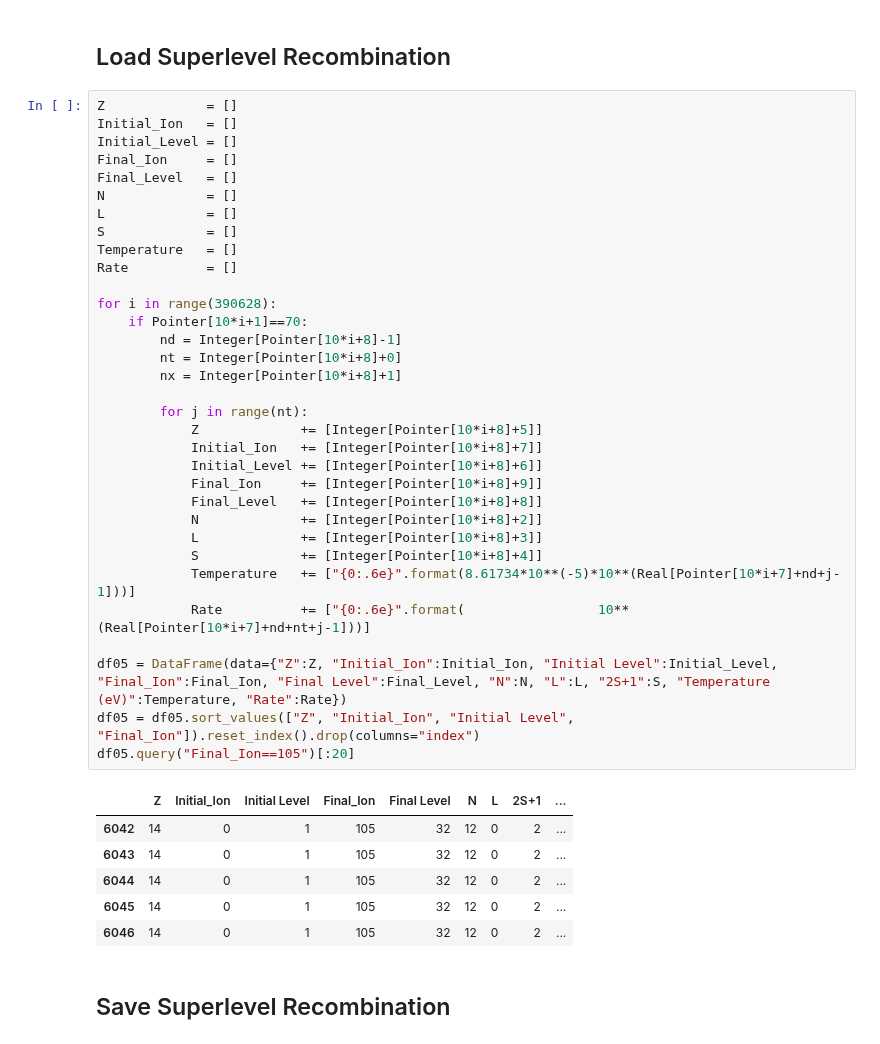
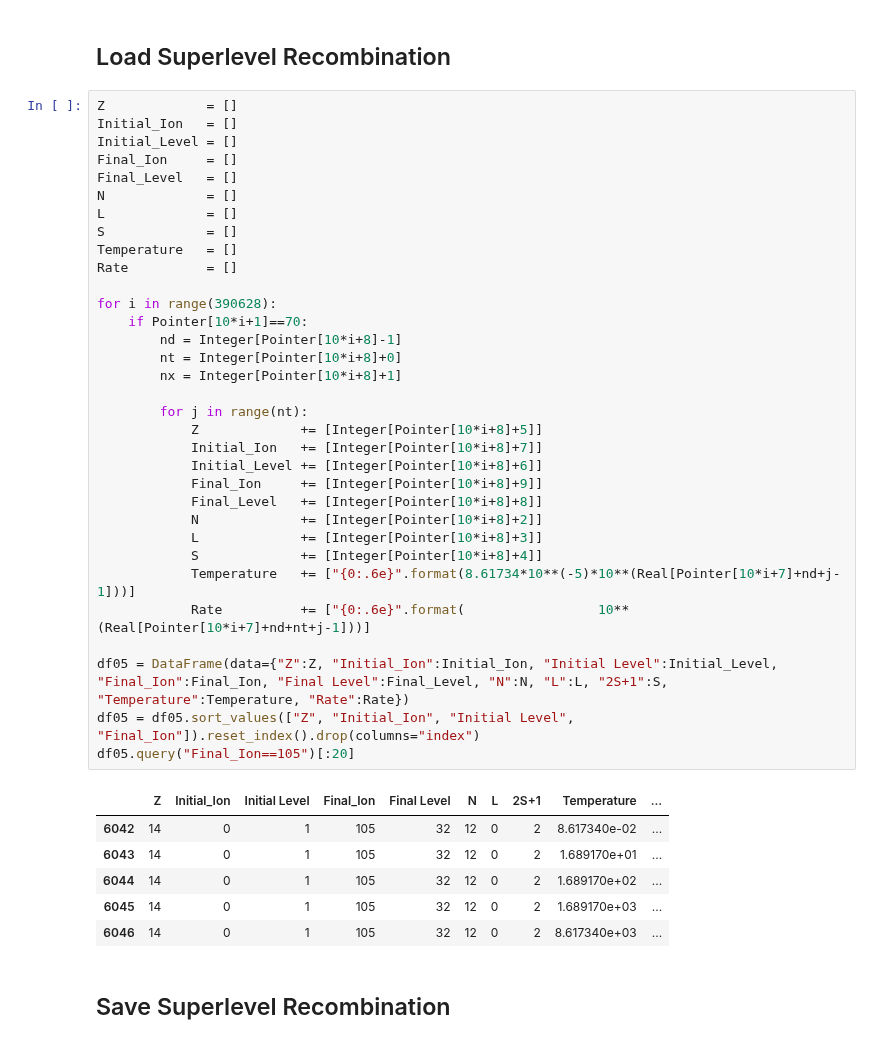
Before and after one commit to AtsushiTanimoto/AtomicDatabase, a Jupyter notebook: xstar.ipynb, the cells around one changed output. Cells and saved outputs as stored; diff of their text form.

```diff
--- a/xstar.ipynb
+++ b/xstar.ipynb
@@ -244,40 +244,40 @@ Initial_Ion   = []
 Initial_Level = []
 Final_Ion     = []
 Final_Level   = []
 N             = []
 L             = []
 S             = []
 Temperature   = []
 Rate          = []
 
 for i in range(390628):
     if Pointer[10*i+1]==70:
         nd = Integer[Pointer[10*i+8]-1]
         nt = Integer[Pointer[10*i+8]+0]
         nx = Integer[Pointer[10*i+8]+1]
 
         for j in range(nt):
             Z             += [Integer[Pointer[10*i+8]+5]]
             Initial_Ion   += [Integer[Pointer[10*i+8]+7]]
             Initial_Level += [Integer[Pointer[10*i+8]+6]]
             Final_Ion     += [Integer[Pointer[10*i+8]+9]]
             Final_Level   += [Integer[Pointer[10*i+8]+8]]
             N             += [Integer[Pointer[10*i+8]+2]]
             L             += [Integer[Pointer[10*i+8]+3]]
             S             += [Integer[Pointer[10*i+8]+4]]
             Temperature   += ["{0:.6e}".format(8.61734*10**(-5)*10**(Real[Pointer[10*i+7]+nd+j-1]))]
             Rate          += ["{0:.6e}".format(                 10**(Real[Pointer[10*i+7]+nd+nt+j-1]))]
 
-df05 = DataFrame(data={"Z":Z, "Initial_Ion":Initial_Ion, "Initial Level":Initial_Level, "Final_Ion":Final_Ion, "Final Level":Final_Level, "N":N, "L":L, "2S+1":S, "Temperature (eV)":Temperature, "Rate":Rate})
+df05 = DataFrame(data={"Z":Z, "Initial_Ion":Initial_Ion, "Initial Level":Initial_Level, "Final_Ion":Final_Ion, "Final Level":Final_Level, "N":N, "L":L, "2S+1":S, "Temperature":Temperature, "Rate":Rate})
 df05 = df05.sort_values(["Z", "Initial_Ion", "Initial Level", "Final_Ion"]).reset_index().drop(columns="index")
 df05.query("Final_Ion==105")[:20]
 # %% [output]
-|  | Z | Initial_Ion | Initial Level | Final_Ion | Final Level | N | L | 2S+1 | ... |
-| 6042 | 14 | 0 | 1 | 105 | 32 | 12 | 0 | 2 | ... |
-| 6043 | 14 | 0 | 1 | 105 | 32 | 12 | 0 | 2 | ... |
-| 6044 | 14 | 0 | 1 | 105 | 32 | 12 | 0 | 2 | ... |
-| 6045 | 14 | 0 | 1 | 105 | 32 | 12 | 0 | 2 | ... |
-| 6046 | 14 | 0 | 1 | 105 | 32 | 12 | 0 | 2 | ... |
+|  | Z | Initial_Ion | Initial Level | Final_Ion | Final Level | N | L | 2S+1 | Temperature | ... |
+| 6042 | 14 | 0 | 1 | 105 | 32 | 12 | 0 | 2 | 8.617340e-02 | ... |
+| 6043 | 14 | 0 | 1 | 105 | 32 | 12 | 0 | 2 | 1.689170e+01 | ... |
+| 6044 | 14 | 0 | 1 | 105 | 32 | 12 | 0 | 2 | 1.689170e+02 | ... |
+| 6045 | 14 | 0 | 1 | 105 | 32 | 12 | 0 | 2 | 1.689170e+03 | ... |
+| 6046 | 14 | 0 | 1 | 105 | 32 | 12 | 0 | 2 | 8.617340e+03 | ... |
 # %% [markdown]
 ## Save Superlevel Recombination
 # %%
```
